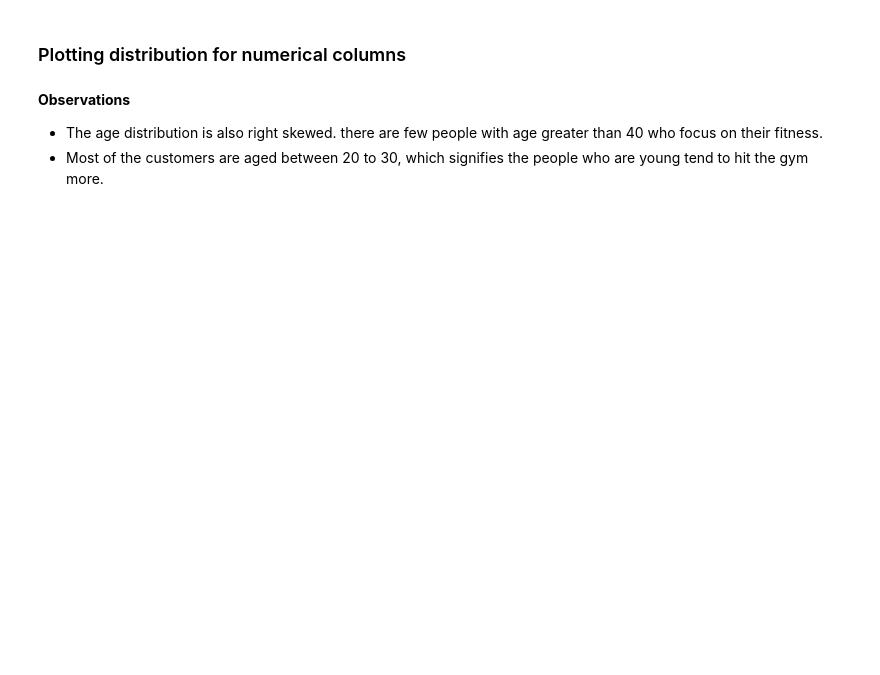
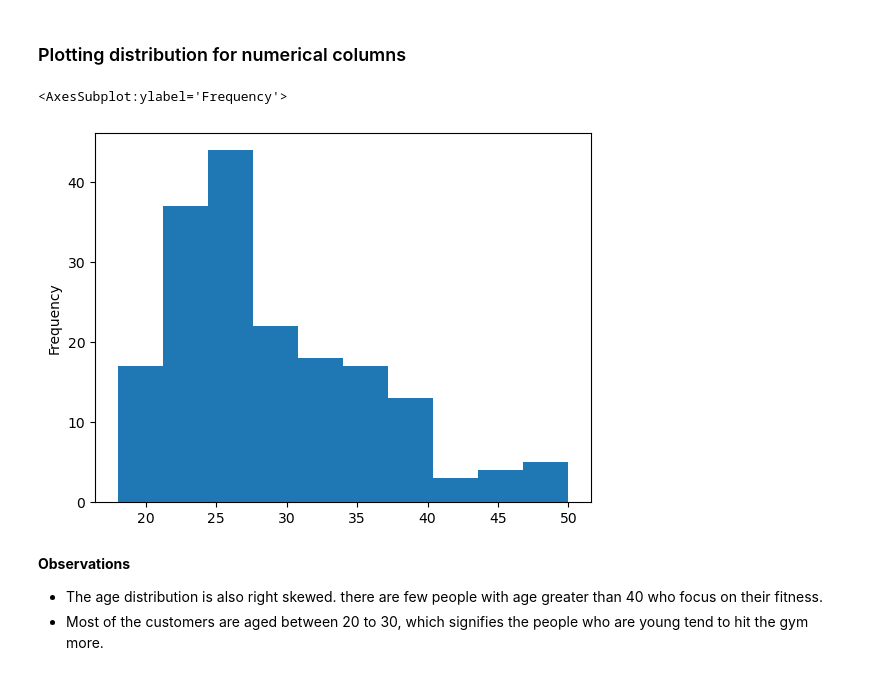
Before and after one commit to vinigonz1993/jupyterGoodLifeAnalysis, a Jupyter notebook: Goodlife_Fitness.ipynb, the cells around one changed output. Saved outputs shown, nothing was run; the diff lists cells and outputs as text; code cells hidden in the pictures; blank space fills up the shorter version.

```diff
--- a/Goodlife_Fitness.ipynb
+++ b/Goodlife_Fitness.ipynb
@@ -62,6 +99,10 @@ data.head()
 ### Plotting distribution for numerical columns
 # %%
 # Plot the distribution of Age
+data['Age'].plot(kind='hist')
+# %% [output]
+<AxesSubplot:ylabel='Frequency'>
+[figure, added]
 # %% [markdown]
 **Observations**
 - The age distribution is also right skewed. there are few people with age greater than 40 who focus on their fitness.
```
Also changed, not shown: parts of 5 cells of this notebook.
